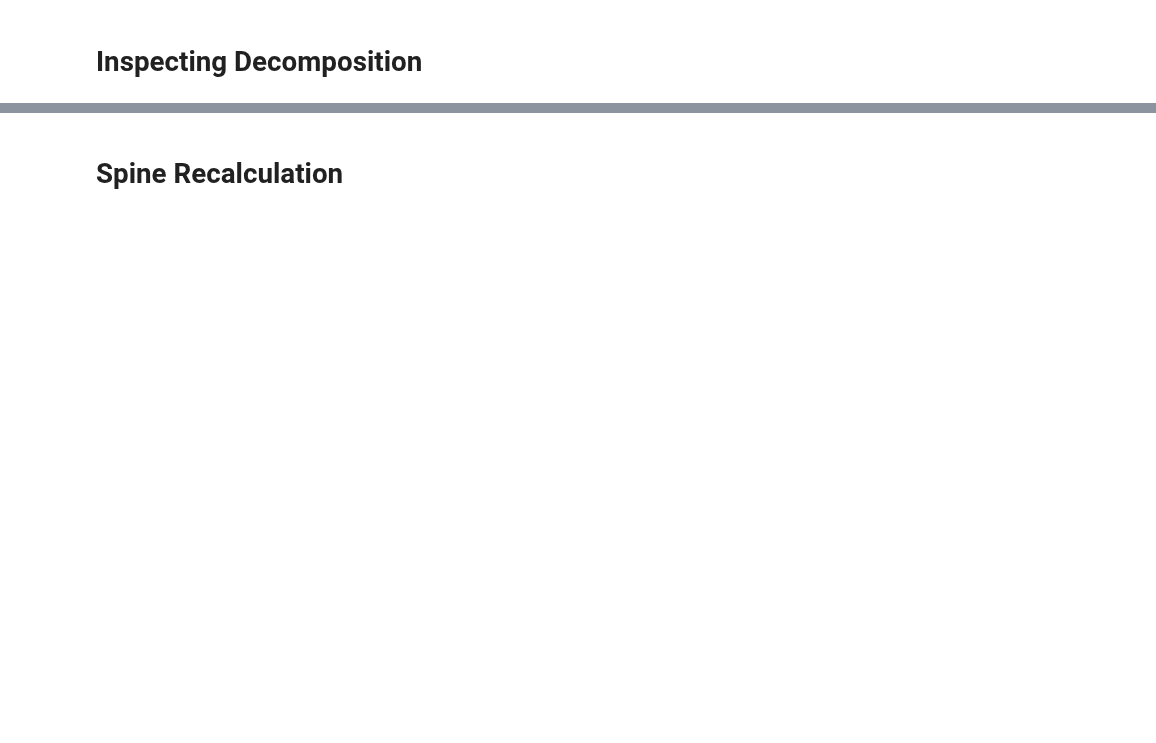
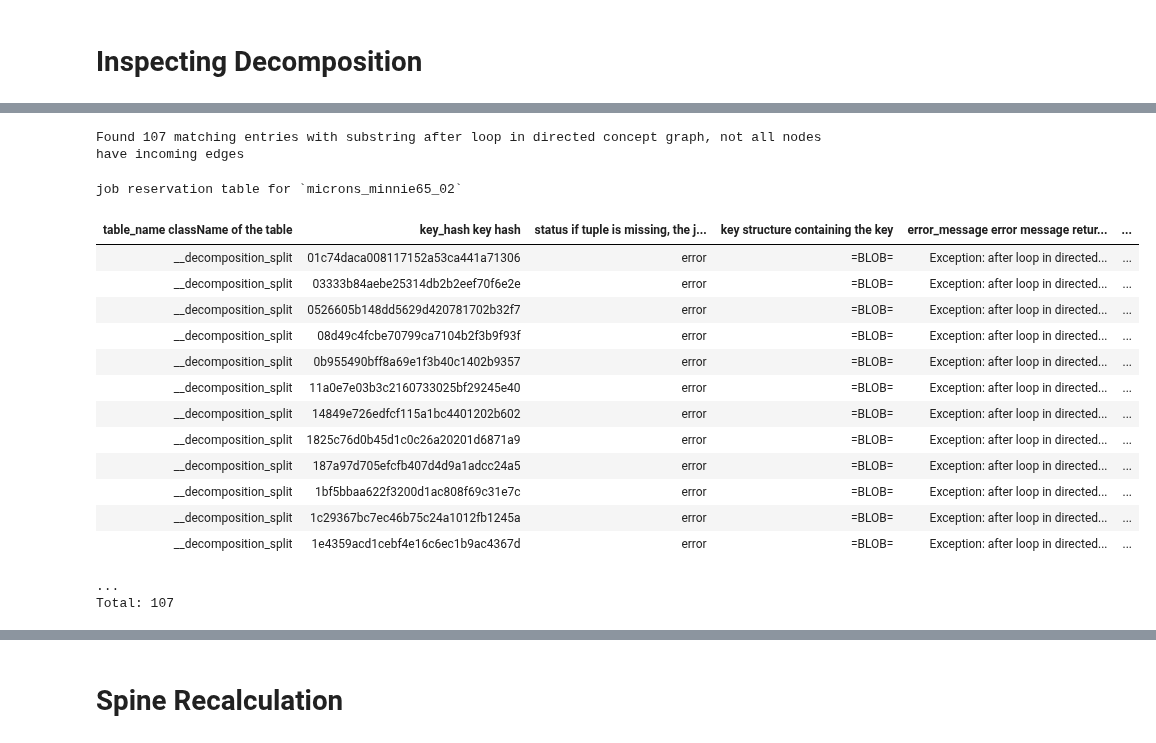
Before and after one commit to celiibrendan/neuron_mesh_tools, a Jupyter notebook: Auto_Proofreading/Preprocessing_Pipeline/Inspecting_Proofreading_Pipeline.ipynb, the cells around one changed output, grey strips where cells are left out. Cells and saved outputs as stored; diff of their text form; code cells hidden in the pictures; blank space fills up the shorter version.

```diff
--- a/Auto_Proofreading/Preprocessing_Pipeline/Inspecting_Proofreading_Pipeline.ipynb
+++ b/Auto_Proofreading/Preprocessing_Pipeline/Inspecting_Proofreading_Pipeline.ipynb
@@ -1111,0 +364,8 @@ VBox(children=(Figure(camera=PerspectiveCamera(fov=46.0, position=(0.0, 0.0, 2.0
+# %%
+err_table = (schema.jobs & "table_name='__decomposition_split'")
+err_messages = (err_table).fetch("error_message")
+unique_errors,unique_counts = np.unique(err_messages,return_counts=True)
+high_frequency_errors = np.where(unique_counts>20)[0]
+
+for h_e in high_frequency_errors:
+    print(f"{unique_counts[h_e]} : {unique_errors[h_e]}")
@@ -1111,0 +378,21 @@ VBox(children=(Figure(camera=PerspectiveCamera(fov=46.0, position=(0.0, 0.0, 2.0
+# %%
+du.restrict_jobs_table_by_error_substring(err_table,
+                                         message_in_error="after loop in directed concept graph, not all nodes have incoming edges")
+# %% [output]
+Found 107 matching entries with substring after loop in directed concept graph, not all nodes have incoming edges
+job reservation table for `microns_minnie65_02`
+| table_name className of the table | key_hash key hash | status if tuple is missing, the j... | key structure containing the key | error_message error message retur... | ... |
+| __decomposition_split | 01c74daca008117152a53ca441a71306 | error | =BLOB= | Exception: after loop in directed... | ... |
+| __decomposition_split | 03333b84aebe25314db2b2eef70f6e2e | error | =BLOB= | Exception: after loop in directed... | ... |
+| __decomposition_split | 0526605b148dd5629d420781702b32f7 | error | =BLOB= | Exception: after loop in directed... | ... |
+| __decomposition_split | 08d49c4fcbe70799ca7104b2f3b9f93f | error | =BLOB= | Exception: after loop in directed... | ... |
+| __decomposition_split | 0b955490bff8a69e1f3b40c1402b9357 | error | =BLOB= | Exception: after loop in directed... | ... |
+| __decomposition_split | 11a0e7e03b3c2160733025bf29245e40 | error | =BLOB= | Exception: after loop in directed... | ... |
+| __decomposition_split | 14849e726edfcf115a1bc4401202b602 | error | =BLOB= | Exception: after loop in directed... | ... |
+| __decomposition_split | 1825c76d0b45d1c0c26a20201d6871a9 | error | =BLOB= | Exception: after loop in directed... | ... |
+| __decomposition_split | 187a97d705efcfb407d4d9a1adcc24a5 | error | =BLOB= | Exception: after loop in directed... | ... |
+| __decomposition_split | 1bf5bbaa622f3200d1ac808f69c31e7c | error | =BLOB= | Exception: after loop in directed... | ... |
+| __decomposition_split | 1c29367bc7ec46b75c24a1012fb1245a | error | =BLOB= | Exception: after loop in directed... | ... |
+| __decomposition_split | 1e4359acd1cebf4e16c6ec1b9ac4367d | error | =BLOB= | Exception: after loop in directed... | ... |
+...
+Total: 107
```
Also changed, not shown: parts of 102 cells of this notebook, 10 other files.
